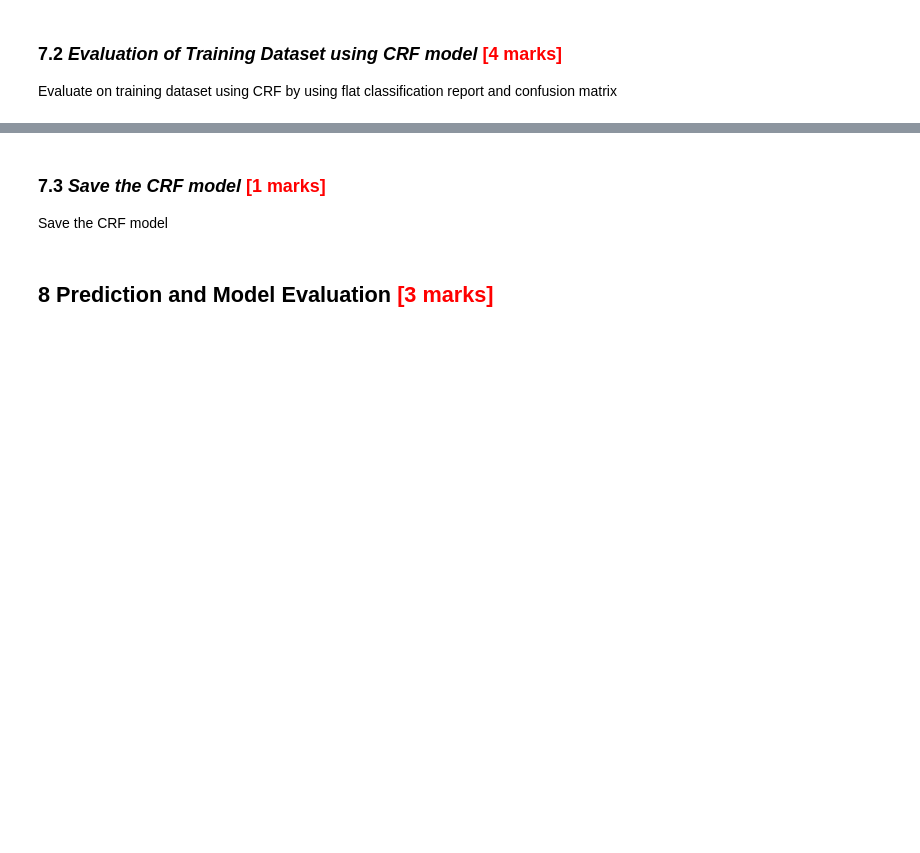
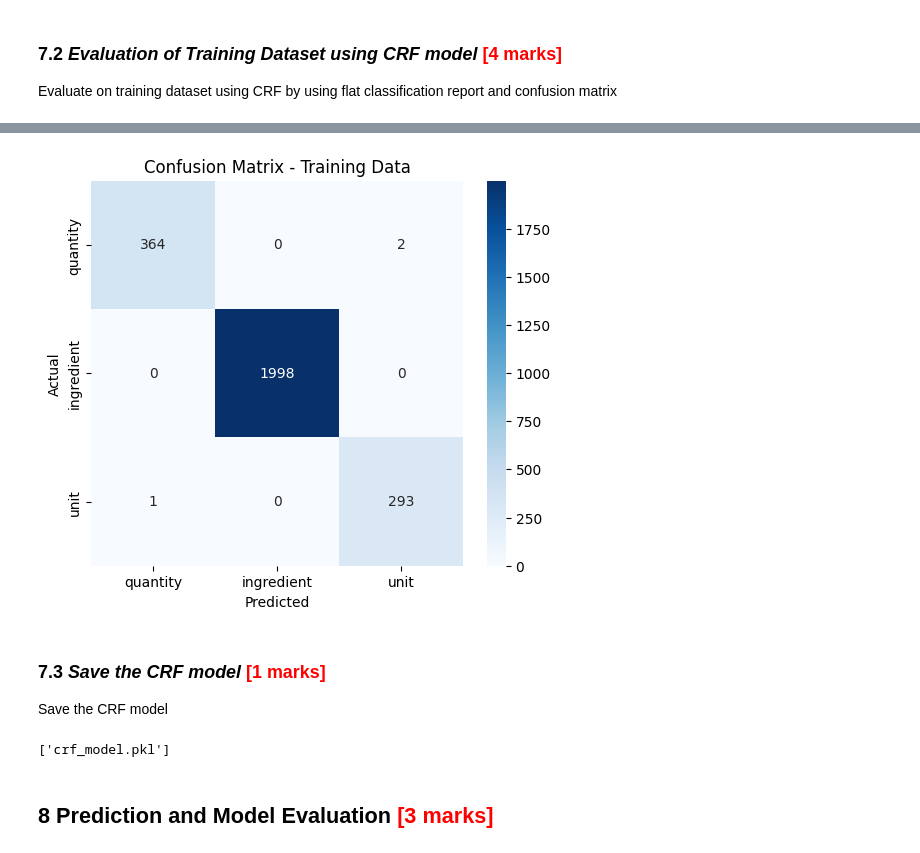
Before and after one commit to nishantab95/ingredients-assignments, a Jupyter notebook: Identifying_Key_Entities_Recipe_Data_Starter.ipynb, the cells around one changed output, grey strips where cells are left out. Drawn from its saved outputs; the diff is of its cells as text; code cells hidden in the pictures; blank space fills up the shorter version.

```diff
--- a/Identifying_Key_Entities_Recipe_Data_Starter.ipynb
+++ b/Identifying_Key_Entities_Recipe_Data_Starter.ipynb
@@ -748,0 +770,7 @@ Create ***X_train_weighted_features*** and ***X_val_weighted_features*** for ext
+# %%
+# Apply manually computed class weights
+X_train_weighted_features = extract_features_with_class_weights(X_train, y_train_labels, weight_dict)
+X_val_weighted_features = extract_features_with_class_weights(X_val, y_val_labels, weight_dict)
+
+print("Length of X_train_weighted_features:", len(X_train_weighted_features))
+print("Length of X_val_weighted_features:", len(X_val_weighted_features))
@@ -765,5 +796,12 @@ Train the CRF model with the specified hyperparameters such as
 Use weight_dict for training CRF
 # %%
 # initialise CRF model with the specified hyperparameters and use weight_dict
+crf = sklearn_crfsuite.CRF(
+    algorithm='lbfgs',
+    c1=0.5,
+    c2=1.0,
+    max_iterations=100,
+    all_possible_transitions=True)
 
 # train the CRF model with the weighted training data
+crf.fit(X_train_weighted_features, y_train_labels)
@@ -772,5 +813,8 @@ Use weight_dict for training CRF
 Evaluate on training dataset using CRF by using flat classification report and confusion matrix
 # %%
 # evaluate on the training dataset
+y_train_pred = crf.predict(X_train_weighted_features)
 # %%
 # specify the flat classification report by using training data for evaluation
+labels = list(crf.classes_)
+print(flat_classification_report(y_train_labels, y_train_pred, labels=labels))
@@ -779,8 +831,27 @@ Evaluate on training dataset using CRF by using flat classification report and c
+# %%
+# create a confusion matrix on training datset
+
+y_train_flat_true = [label for seq in y_train_labels for label in seq]
+y_train_flat_pred = [label for seq in y_train_pred for label in seq]
+
+cm = confusion_matrix(y_train_flat_true, y_train_flat_pred, labels=labels)
+
+plt.figure(figsize=(6, 5))
+sns.heatmap(cm, annot=True, fmt='d', xticklabels=labels, yticklabels=labels, cmap='Blues')
+plt.xlabel('Predicted')
+plt.ylabel('Actual')
+plt.title('Confusion Matrix - Training Data')
+plt.show()
+# %% [output]
+[figure, added]
 # %% [markdown]
 ### **7.3** *Save the CRF model* <font color = red>[1 marks]</font>
 Save the CRF model
 # %%
 # dump the model using joblib as crf_model.pkl
+joblib.dump(crf, 'crf_model.pkl')
+# %% [output]
+['crf_model.pkl']
 # %% [markdown]
 ## **8** Prediction and Model Evaluation <font color = red>[3 marks]</font> <br>
 # %% [markdown]
```
Also changed, not shown: parts of 9 cells of this notebook, 1 other file.
